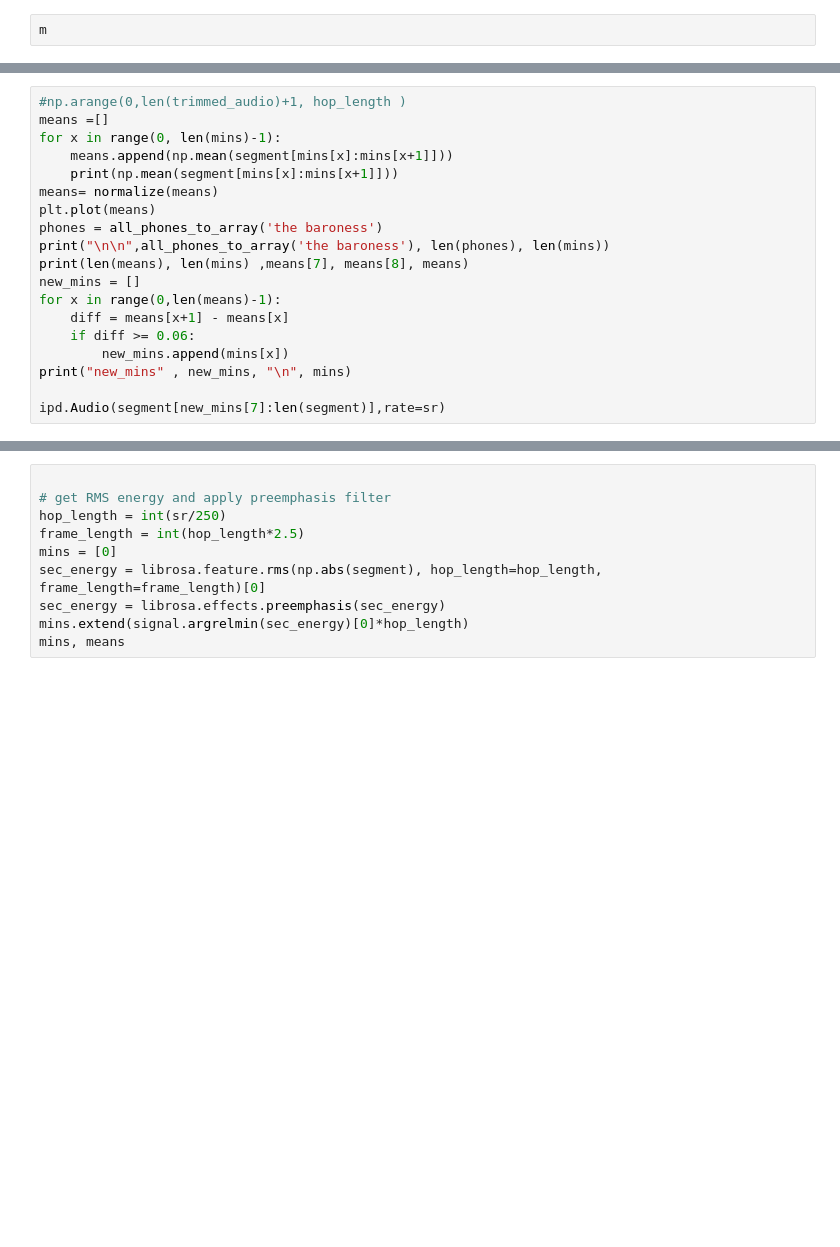
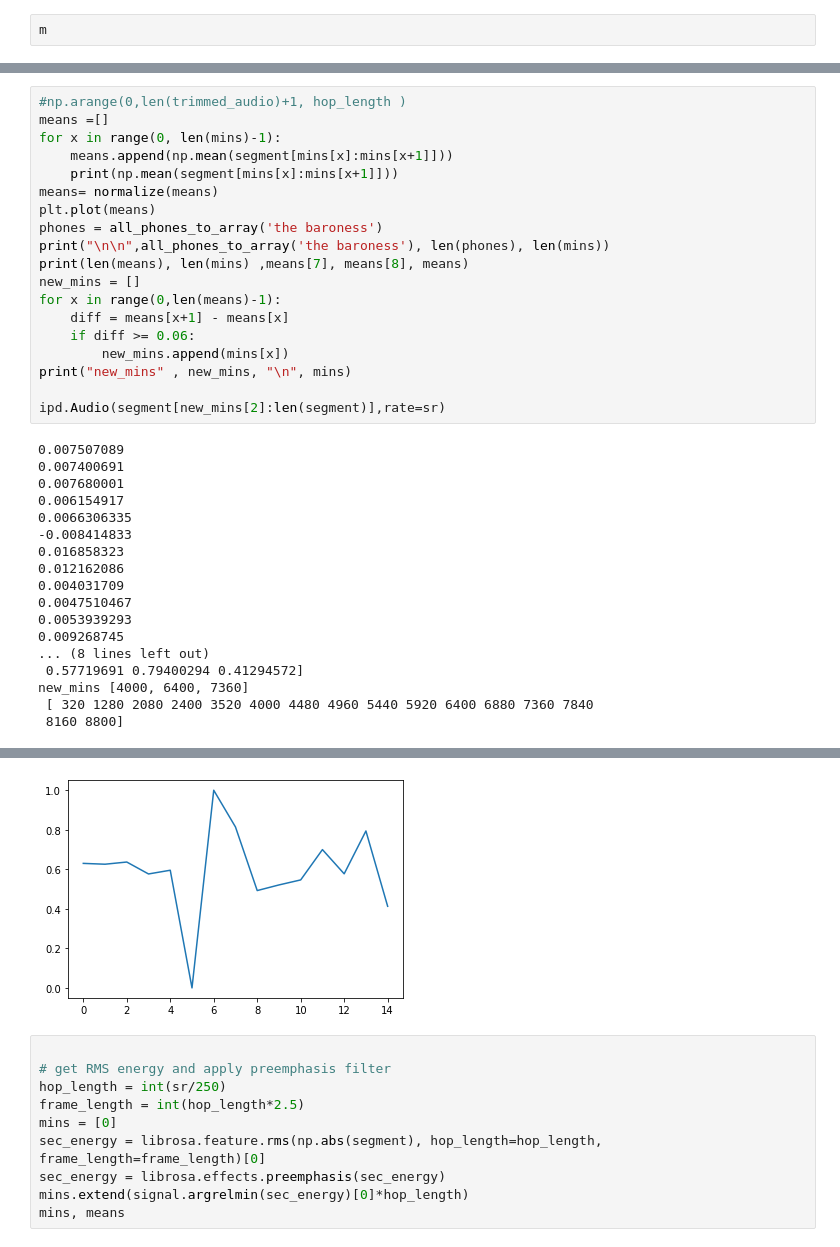
Before and after one commit to Majkil/Artefact, a Jupyter notebook: Research upgrade split.ipynb, the cells around one changed output, grey strips where cells are left out. Saved outputs shown, nothing was run; the diff lists cells and outputs as text; blank space fills up the shorter version.

```diff
--- a/Research upgrade split.ipynb
+++ b/Research upgrade split.ipynb
@@ -102,4 +106,22 @@ for x in range(0,len(means)-1):
         new_mins.append(mins[x])
 print("new_mins" , new_mins, "\n", mins)
 
-ipd.Audio(segment[new_mins[7]:len(segment)],rate=sr)
+ipd.Audio(segment[new_mins[2]:len(segment)],rate=sr)
+# %% [output]
+0.007507089
+0.007400691
+0.007680001
+0.006154917
+0.0066306335
+-0.008414833
+0.016858323
+0.012162086
+0.004031709
+0.0047510467
+0.0053939293
+0.009268745
+... (8 lines left out)
+ 0.57719691 0.79400294 0.41294572]
+new_mins [4000, 6400, 7360]
+ [ 320 1280 2080 2400 3520 4000 4480 4960 5440 5920 6400 6880 7360 7840
+ 8160 8800]
@@ -106,3 +129,4 @@ ipd.Audio(segment[new_mins[7]:len(segment)],rate=sr)
+[figure, added]
 # %%
 
 # get RMS energy and apply preemphasis filter
```
Also changed, not shown: parts of 2 cells of this notebook, 4 other files.
